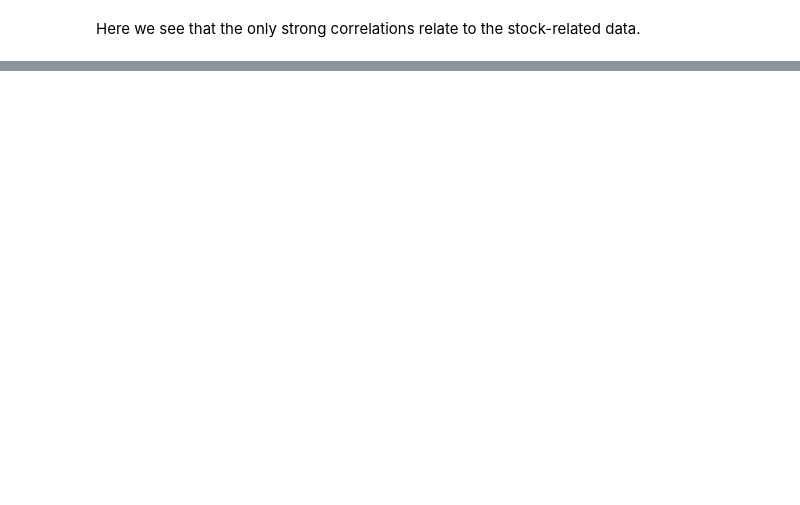
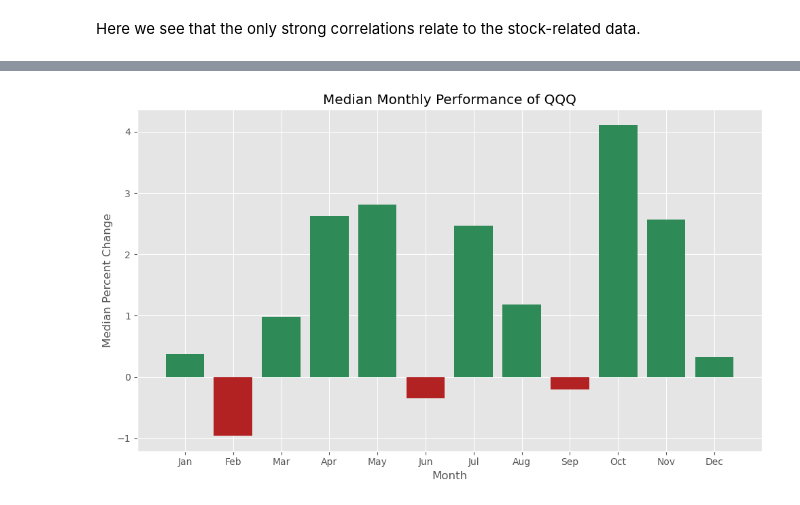
Before and after one commit to elijahlopez94/stock_market_prediction_with_rnn, a Jupyter notebook: eda_notebook.ipynb, the cells around one changed output, grey strips where cells are left out. Cells and saved outputs as stored; diff of their text form; code cells hidden in the pictures; blank space fills up the shorter version.

```diff
--- a/eda_notebook.ipynb
+++ b/eda_notebook.ipynb
@@ -356,0 +386,3 @@ Notes:
+# %%
+unique_months = df.index.month.unique()
+unique_months
@@ -356,0 +391,19 @@ Notes:
+# %%
+monthly_performance = []
+for year in unique_years:
+    for month in unique_months:
+        monthly_data = df.loc[(df.index.year == year) & (df.index.month == month)]
+
+        if not monthly_data.empty:
+            initial_monthly_close = monthly_data['close'].iloc[0]
+            final_monthly_close = monthly_data['close'].iloc[-1]
+
+            percent_change = ((final_monthly_close - initial_monthly_close) / initial_monthly_close) * 100
+            monthly_performance.append({
+                'year': year,
+                'month': month,
+                'percent_change': percent_change
+                })
+# %%
+monthly_performance_df = pd.DataFrame(monthly_performance)
+monthly_performance_df.head()
@@ -356,0 +417,3 @@ Notes:
+# %%
+monthly_median = monthly_performance_df.groupby(by='month')['percent_change'].median()
+monthly_median
@@ -356,0 +435,14 @@ Notes:
+# %%
+plt.figure(figsize=(10,6))
+x = range(len(monthly_median))
+y = monthly_median.values
+
+colors = ['#2E8B57' if value > 0 else '#B22222' for value in y]
+plt.bar(x, y, color=colors)
+plt.title('Median Monthly Performance of QQQ')
+plt.xlabel('Month')
+plt.xticks(ticks=x , labels=['Jan', 'Feb', 'Mar', 'Apr', 'May', 'Jun', 'Jul', 'Aug', 'Sep', 'Oct', 'Nov', 'Dec'])
+plt.ylabel('Median Percent Change')
+plt.tight_layout();
+# %% [output]
+[figure, added]
```
Also changed, not shown: parts of 23 cells of this notebook.
